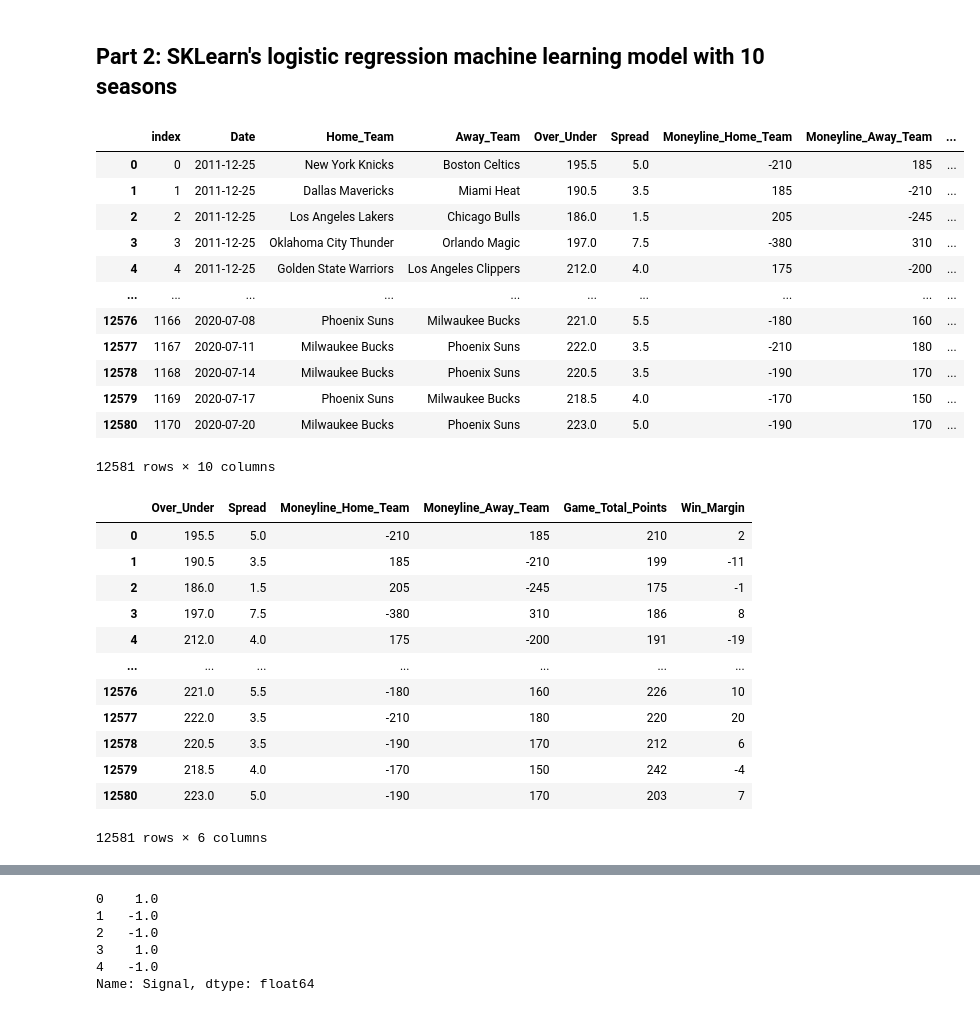
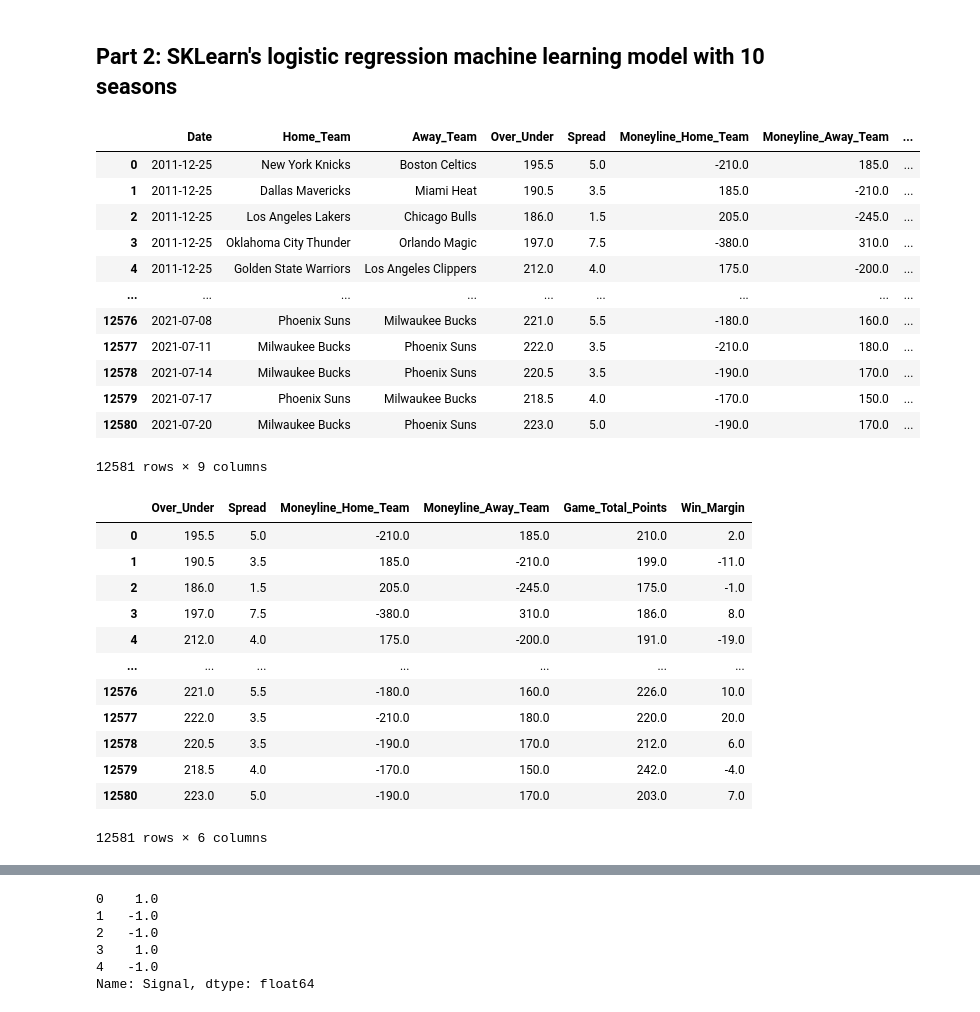
Before and after one commit to kheller18/nba-sports-betting-ml, a Jupyter notebook: main.ipynb, the cells around one changed output, grey strips where cells are left out. Drawn from its saved outputs; the diff is of its cells as text; code cells hidden in the pictures.

```diff
--- a/main.ipynb
+++ b/main.ipynb
@@ -398,43 +360,43 @@ With 10 seasons of learning data scaled, we are receiving about a 39.54% accurac
 ## Part 2: SKLearn's logistic regression machine learning model with 10 seasons
 # %%
 # Pull the original data
-ten_seasons_lr = df_combined_2011_2021.copy().reset_index()
+ten_seasons_lr = df_combined_2011_2021.copy()
 
 # display the dataframe
 ten_seasons_lr
 # %% [output]
-|  | index | Date | Home_Team | Away_Team | Over_Under | Spread | Moneyline_Home_Team | Moneyline_Away_Team | ... |
-| 0 | 0 | 2011-12-25 | New York Knicks | Boston Celtics | 195.5 | 5.0 | -210 | 185 | ... |
-| 1 | 1 | 2011-12-25 | Dallas Mavericks | Miami Heat | 190.5 | 3.5 | 185 | -210 | ... |
-| 2 | 2 | 2011-12-25 | Los Angeles Lakers | Chicago Bulls | 186.0 | 1.5 | 205 | -245 | ... |
-| 3 | 3 | 2011-12-25 | Oklahoma City Thunder | Orlando Magic | 197.0 | 7.5 | -380 | 310 | ... |
-| 4 | 4 | 2011-12-25 | Golden State Warriors | Los Angeles Clippers | 212.0 | 4.0 | 175 | -200 | ... |
-| ... | ... | ... | ... | ... | ... | ... | ... | ... | ... |
-| 12576 | 1166 | 2020-07-08 | Phoenix Suns | Milwaukee Bucks | 221.0 | 5.5 | -180 | 160 | ... |
-| 12577 | 1167 | 2020-07-11 | Milwaukee Bucks | Phoenix Suns | 222.0 | 3.5 | -210 | 180 | ... |
-| 12578 | 1168 | 2020-07-14 | Milwaukee Bucks | Phoenix Suns | 220.5 | 3.5 | -190 | 170 | ... |
-| 12579 | 1169 | 2020-07-17 | Phoenix Suns | Milwaukee Bucks | 218.5 | 4.0 | -170 | 150 | ... |
-| 12580 | 1170 | 2020-07-20 | Milwaukee Bucks | Phoenix Suns | 223.0 | 5.0 | -190 | 170 | ... |
+|  | Date | Home_Team | Away_Team | Over_Under | Spread | Moneyline_Home_Team | Moneyline_Away_Team | ... |
+| 0 | 2011-12-25 | New York Knicks | Boston Celtics | 195.5 | 5.0 | -210.0 | 185.0 | ... |
+| 1 | 2011-12-25 | Dallas Mavericks | Miami Heat | 190.5 | 3.5 | 185.0 | -210.0 | ... |
+| 2 | 2011-12-25 | Los Angeles Lakers | Chicago Bulls | 186.0 | 1.5 | 205.0 | -245.0 | ... |
+| 3 | 2011-12-25 | Oklahoma City Thunder | Orlando Magic | 197.0 | 7.5 | -380.0 | 310.0 | ... |
+| 4 | 2011-12-25 | Golden State Warriors | Los Angeles Clippers | 212.0 | 4.0 | 175.0 | -200.0 | ... |
+| ... | ... | ... | ... | ... | ... | ... | ... | ... |
+| 12576 | 2021-07-08 | Phoenix Suns | Milwaukee Bucks | 221.0 | 5.5 | -180.0 | 160.0 | ... |
+| 12577 | 2021-07-11 | Milwaukee Bucks | Phoenix Suns | 222.0 | 3.5 | -210.0 | 180.0 | ... |
+| 12578 | 2021-07-14 | Milwaukee Bucks | Phoenix Suns | 220.5 | 3.5 | -190.0 | 170.0 | ... |
+| 12579 | 2021-07-17 | Phoenix Suns | Milwaukee Bucks | 218.5 | 4.0 | -170.0 | 150.0 | ... |
+| 12580 | 2021-07-20 | Milwaukee Bucks | Phoenix Suns | 223.0 | 5.0 | -190.0 | 170.0 | ... |
-12581 rows × 10 columns
+12581 rows × 9 columns
 # %%
 # Reset the index
-ten_seasons_lr = ten_seasons_lr.drop(columns=['index', 'Date', 'Home_Team','Away_Team'])
+ten_seasons_lr = ten_seasons_lr.drop(columns=['Date', 'Home_Team','Away_Team'])
 
 # display the dataframe
 ten_seasons_lr
 # %% [output]
 |  | Over_Under | Spread | Moneyline_Home_Team | Moneyline_Away_Team | Game_Total_Points | Win_Margin |
-| 0 | 195.5 | 5.0 | -210 | 185 | 210 | 2 |
-| 1 | 190.5 | 3.5 | 185 | -210 | 199 | -11 |
-| 2 | 186.0 | 1.5 | 205 | -245 | 175 | -1 |
-| 3 | 197.0 | 7.5 | -380 | 310 | 186 | 8 |
-| 4 | 212.0 | 4.0 | 175 | -200 | 191 | -19 |
+| 0 | 195.5 | 5.0 | -210.0 | 185.0 | 210.0 | 2.0 |
+| 1 | 190.5 | 3.5 | 185.0 | -210.0 | 199.0 | -11.0 |
+| 2 | 186.0 | 1.5 | 205.0 | -245.0 | 175.0 | -1.0 |
+| 3 | 197.0 | 7.5 | -380.0 | 310.0 | 186.0 | 8.0 |
+| 4 | 212.0 | 4.0 | 175.0 | -200.0 | 191.0 | -19.0 |
 | ... | ... | ... | ... | ... | ... | ... |
-| 12576 | 221.0 | 5.5 | -180 | 160 | 226 | 10 |
-| 12577 | 222.0 | 3.5 | -210 | 180 | 220 | 20 |
-| 12578 | 220.5 | 3.5 | -190 | 170 | 212 | 6 |
-| 12579 | 218.5 | 4.0 | -170 | 150 | 242 | -4 |
-| 12580 | 223.0 | 5.0 | -190 | 170 | 203 | 7 |
+| 12576 | 221.0 | 5.5 | -180.0 | 160.0 | 226.0 | 10.0 |
+| 12577 | 222.0 | 3.5 | -210.0 | 180.0 | 220.0 | 20.0 |
+| 12578 | 220.5 | 3.5 | -190.0 | 170.0 | 212.0 | 6.0 |
+| 12579 | 218.5 | 4.0 | -170.0 | 150.0 | 242.0 | -4.0 |
+| 12580 | 223.0 | 5.0 | -190.0 | 170.0 | 203.0 | 7.0 |
 12581 rows × 6 columns
 # %%
 # Add a column called 'Signal' to track the 'Win_Margin' column
```
Also changed, not shown: parts of 17 cells of this notebook.
